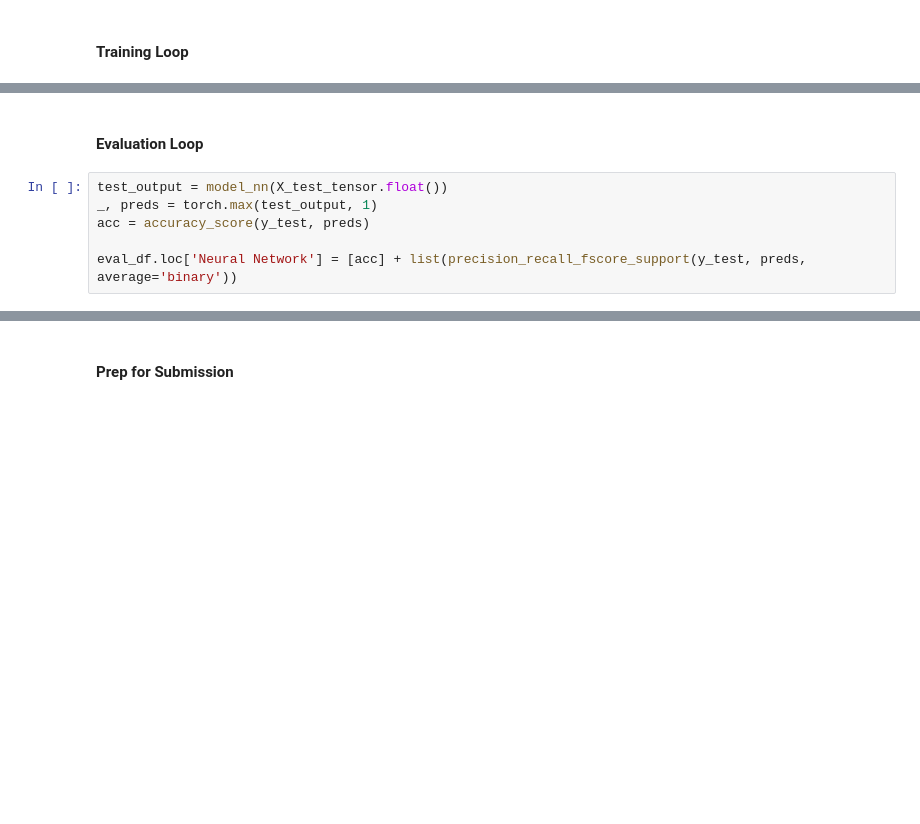
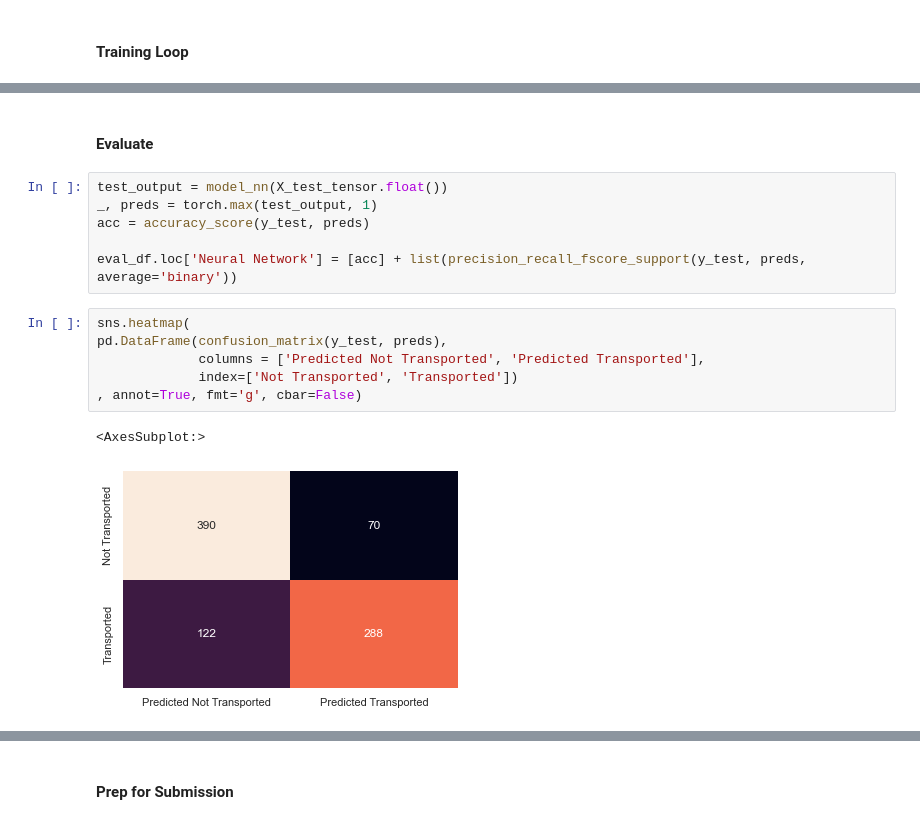
Before and after one commit to edmundhhn/spaceship-titanic, a Jupyter notebook: spaceship_challenge.ipynb, the cells around one changed output, grey strips where cells are left out. Drawn from its saved outputs; the diff is of its cells as text; blank space fills up the shorter version.

```diff
--- a/spaceship_challenge.ipynb
+++ b/spaceship_challenge.ipynb
@@ -499,11 +521,20 @@ plt.plot(range(n_epochs), [loss.item() for loss in losses])
 # %% [markdown]
-#### Evaluation Loop
+#### Evaluate
 # %%
 test_output = model_nn(X_test_tensor.float())
 _, preds = torch.max(test_output, 1)
 acc = accuracy_score(y_test, preds)
 
 eval_df.loc['Neural Network'] = [acc] + list(precision_recall_fscore_support(y_test, preds, average='binary'))
+# %%
+sns.heatmap(
+pd.DataFrame(confusion_matrix(y_test, preds),
+             columns = ['Predicted Not Transported', 'Predicted Transported'],
+             index=['Not Transported', 'Transported'])
+, annot=True, fmt='g', cbar=False)
+# %% [output]
+<AxesSubplot:>
+[figure, added]
 # %%
 eval_df
 # %% [output]
```
Also changed, not shown: parts of 8 cells of this notebook, 3 other files.
